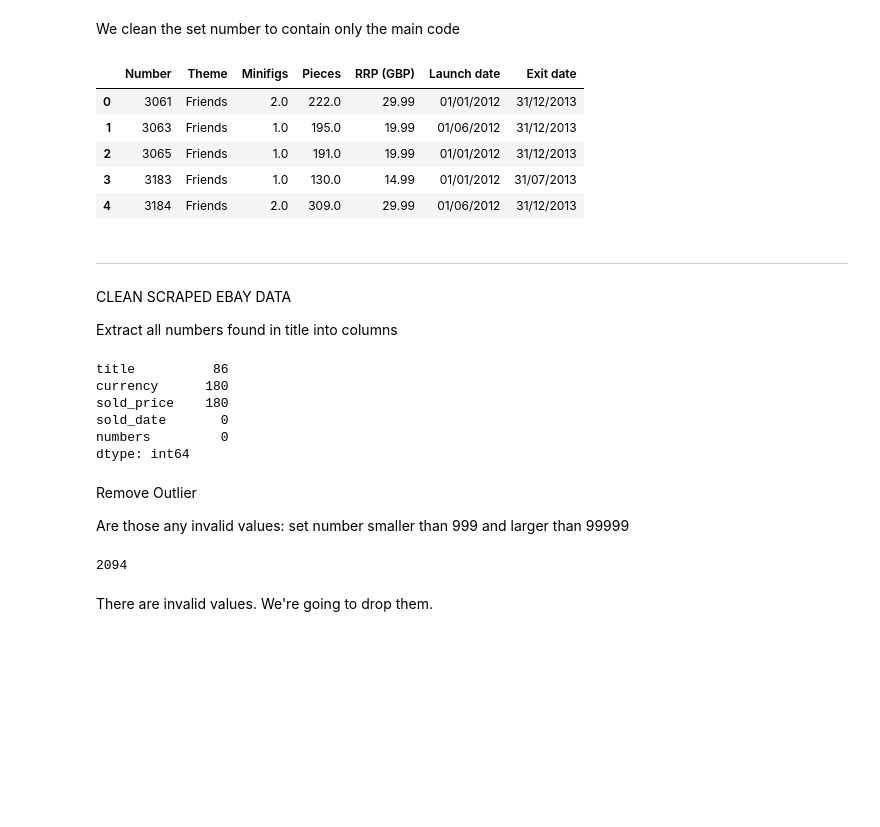
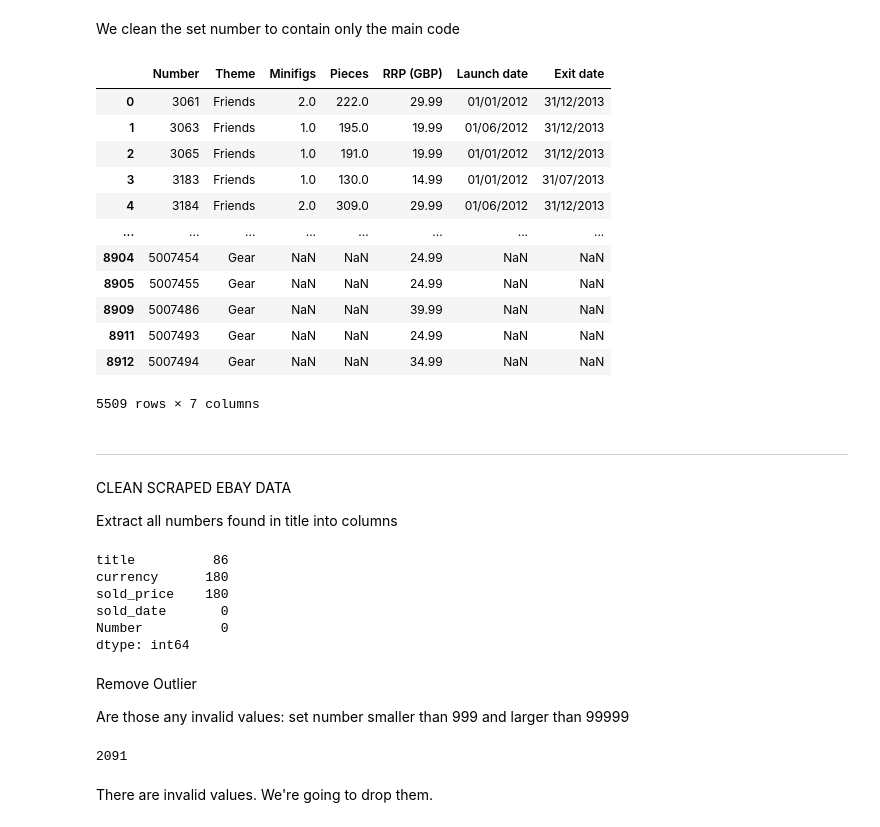
Before and after one commit to onguyenquanghuy/lego_resale_price_prediction, a Jupyter notebook: lego_resale_price_prediction.ipynb, the cells around one changed output. Drawn from its saved outputs; the diff is of its cells as text; code cells hidden in the pictures; blank space fills up the shorter version.

```diff
--- a/lego_resale_price_prediction.ipynb
+++ b/lego_resale_price_prediction.ipynb
@@ -64,16 +64,25 @@ df_inventories_cleaned = df_inventories_cleaned[~df_inventories_cleaned['RRP (GB
 # %% [markdown]
 We clean the set number to contain only the main code
 # %%
-df_inventories_cleaned['Number'] = df_inventories_cleaned['Number'].str.replace(r'-\d+', '', regex=True)
+df_inventories_cleaned['Number'] = df_inventories_cleaned['Number'].str.replace(r'-\d+', '', regex=True).str.replace(r'\D','', regex=True)
+df_inventories_cleaned = df_inventories_cleaned[~(df_inventories_cleaned['Number'] == '')]
+df_inventories_cleaned['Number'] = df_inventories_cleaned['Number'].astype('int64')
 # %%
-df_inventories_cleaned.head()
+df_inventories_cleaned
 # %% [output]
 |  | Number | Theme | Minifigs | Pieces | RRP (GBP) | Launch date | Exit date |
 | 0 | 3061 | Friends | 2.0 | 222.0 | 29.99 | 01/01/2012 | 31/12/2013 |
 | 1 | 3063 | Friends | 1.0 | 195.0 | 19.99 | 01/06/2012 | 31/12/2013 |
 | 2 | 3065 | Friends | 1.0 | 191.0 | 19.99 | 01/01/2012 | 31/12/2013 |
 | 3 | 3183 | Friends | 1.0 | 130.0 | 14.99 | 01/01/2012 | 31/07/2013 |
 | 4 | 3184 | Friends | 2.0 | 309.0 | 29.99 | 01/06/2012 | 31/12/2013 |
+| ... | ... | ... | ... | ... | ... | ... | ... |
+| 8904 | 5007454 | Gear | NaN | NaN | 24.99 | NaN | NaN |
+| 8905 | 5007455 | Gear | NaN | NaN | 24.99 | NaN | NaN |
+| 8909 | 5007486 | Gear | NaN | NaN | 39.99 | NaN | NaN |
+| 8911 | 5007493 | Gear | NaN | NaN | 24.99 | NaN | NaN |
+| 8912 | 5007494 | Gear | NaN | NaN | 34.99 | NaN | NaN |
+5509 rows × 7 columns
 # %% [markdown]
 ********************************************
 CLEAN SCRAPED EBAY DATA
@@ -94,7 +103,7 @@ df_numbers = pd.DataFrame([pd.Series(x, dtype = 'float') for x in df_numbers]).f
 df_ebay_cleaned = df_ebay[['title', 'currency','sold_price', 'sold_date']]
 # %%
 # Update the column 'numbers' with the correct value
-df_ebay_cleaned.loc[:,'numbers'] = df_numbers
+df_ebay_cleaned.loc[:,'Number'] = df_numbers
 # Check null values in the set
 df_ebay_cleaned.isnull().sum()
 # %% [output]
@@ -102,7 +111,7 @@ title          86
 currency      180
 sold_price    180
 sold_date       0
-numbers         0
+Number          0
 dtype: int64
 # %%
 # Remove duplicates
@@ -112,10 +121,10 @@ Remove Outlier
 
 Are those any invalid values: set number smaller than 999 and larger than 99999
 # %%
-filter = ((df_ebay_cleaned['numbers'] < 999) | (df_ebay_cleaned['numbers'] > 99999))
+filter = ((df_ebay_cleaned['Number'] < 999) | (df_ebay_cleaned['Number'] > 99999))
 filter.sum()
 # %% [output]
-2094
+2091
 # %% [markdown]
 There are invalid values. We're going to drop them.
 # %%
```
Also changed, not shown: parts of 36 cells of this notebook.
